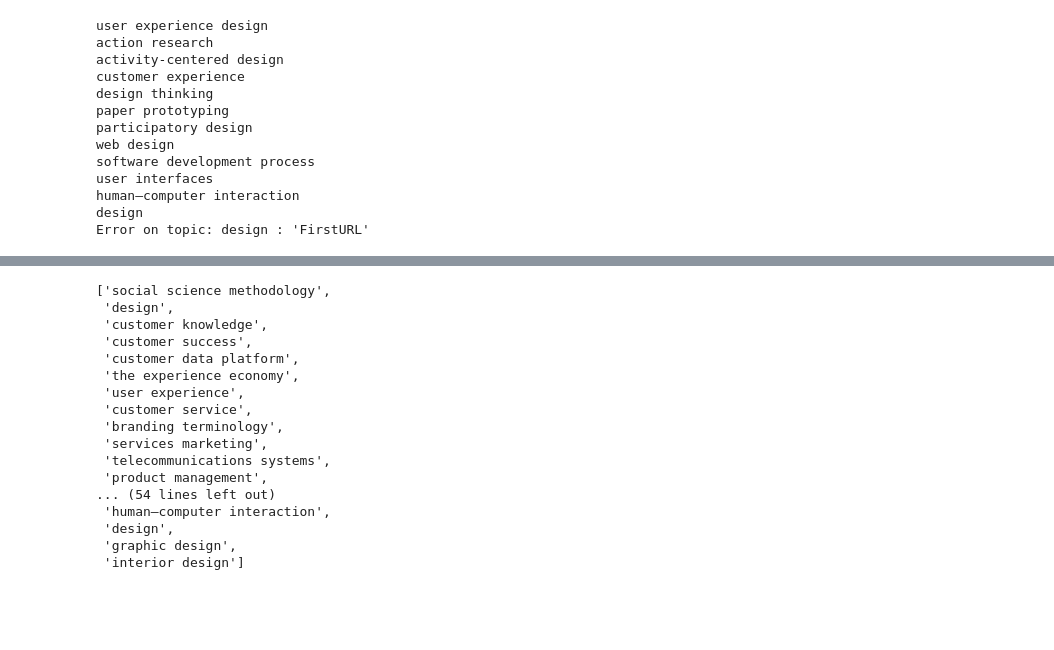
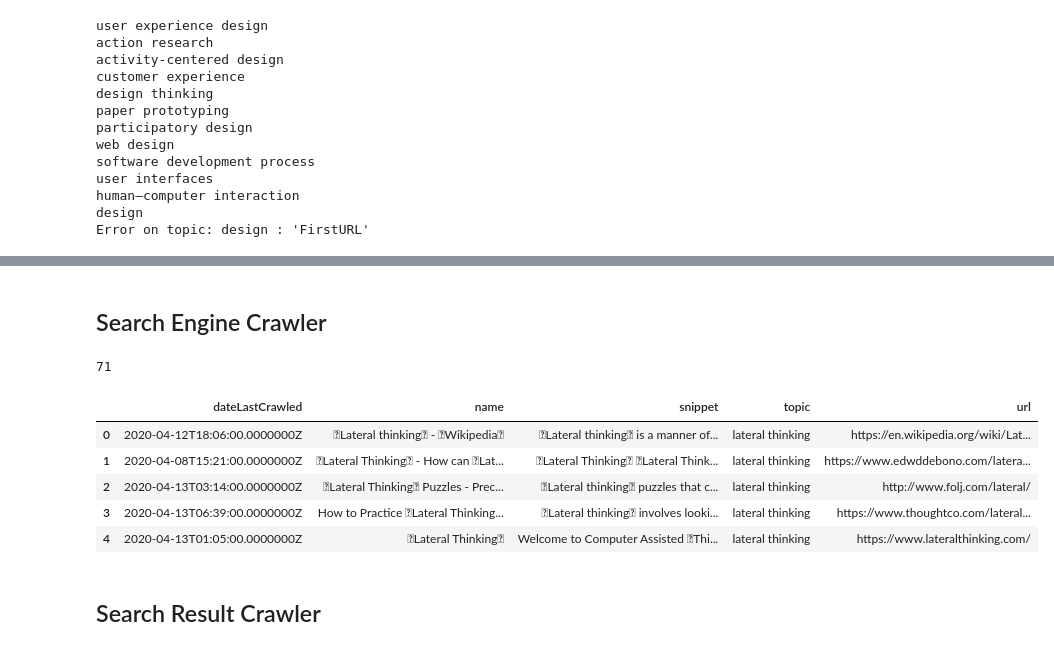
Before and after one commit to nicksettje/unique-search, a Jupyter notebook: backend.ipynb, the cells around one changed output, grey strips where cells are left out. Drawn from its saved outputs; the diff is of its cells as text; code cells hidden in the pictures; blank space fills up the shorter version.

```diff
--- a/backend.ipynb
+++ b/backend.ipynb
@@ -143,20 +80,0 @@ a
-# %%
-related_topics
-# %% [output]
-['social science methodology',
- 'design',
- 'customer knowledge',
- 'customer success',
- 'customer data platform',
- 'the experience economy',
- 'user experience',
- 'customer service',
- 'branding terminology',
- 'services marketing',
- 'telecommunications systems',
- 'product management',
-... (54 lines left out)
- 'human–computer interaction',
- 'design',
- 'graphic design',
- 'interior design']
@@ -162,0 +83,2 @@ related_topics
+# %% [markdown]
+## Search Engine Crawler
@@ -163 +89,46 @@ related_topics
+# %%
+search_seed = set(related_topic_df['related_topic'].unique())
+search_seed.update(set(related_topic_df['topic'].unique()))
+len(search_seed)
+# %% [output]
+71
+# %%
+def search(search_term):
+    search_url = "https://api.cognitive.microsoft.com/bing/v7.0/search"
+    headers = {"Ocp-Apim-Subscription-Key": bing_api_key}
+    params = {
+        "q": search_term,
+        "textDecorations": True,
+        "textFormat": "Raw",
+        "responseFilter": "webpages",
+        "count": 50}
+    sleep(0.4)
+    response = get(search_url, headers=headers, params=params)
+    response.raise_for_status()
+    search_results = response.json()
+    return search_results
+# %%
+def filter_search_results(raw_search_results):
+    keys = ['name', 'url', 'snippet', 'dateLastCrawled']
+    for result in raw_search_results:
+        topic = result['queryContext']['originalQuery']
+        for page in result['webPages']['value']:
+            row = {key: page[key] for key in keys}
+            row['topic'] = topic
+            yield row
+# %%
+raw_search_results = [search(search_term=search_term) for search_term in list(search_seed)[:2]]
+# %%
+search_results = pd.DataFrame(filter_search_results(raw_search_results))
+# %%
+search_results.head()
+# %% [output]
+|  | dateLastCrawled | name | snippet | topic | url |
+| 0 | 2020-04-12T18:06:00.0000000Z | Lateral thinking - Wikipedia | Lateral thinking is a manner of... | lateral thinking | https://en.wikipedia.org/wiki/Lat... |
+| 1 | 2020-04-08T15:21:00.0000000Z | Lateral Thinking - How can Lat... | Lateral Thinking Lateral Think... | lateral thinking | https://www.edwddebono.com/latera... |
+| 2 | 2020-04-13T03:14:00.0000000Z | Lateral Thinking Puzzles - Prec... | Lateral thinking puzzles that c... | lateral thinking | http://www.folj.com/lateral/ |
+| 3 | 2020-04-13T06:39:00.0000000Z | How to Practice Lateral Thinking... | Lateral thinking involves looki... | lateral thinking | https://www.thoughtco.com/lateral... |
+| 4 | 2020-04-13T01:05:00.0000000Z | Lateral Thinking | Welcome to Computer Assisted Thi... | lateral thinking | https://www.lateralthinking.com/ |
+# %% [markdown]
+## Search Result Crawler
 # %%
```
Also changed, not shown: parts of 48 cells of this notebook.
